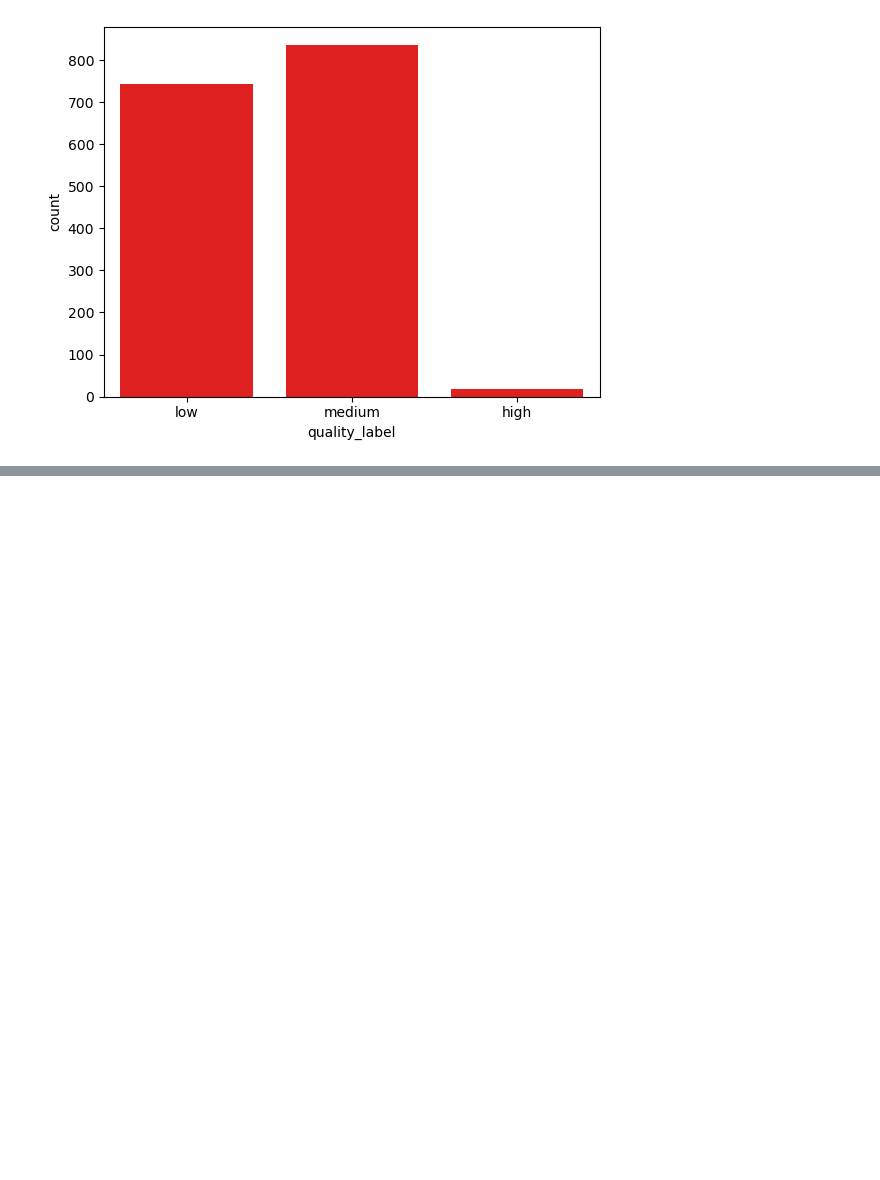
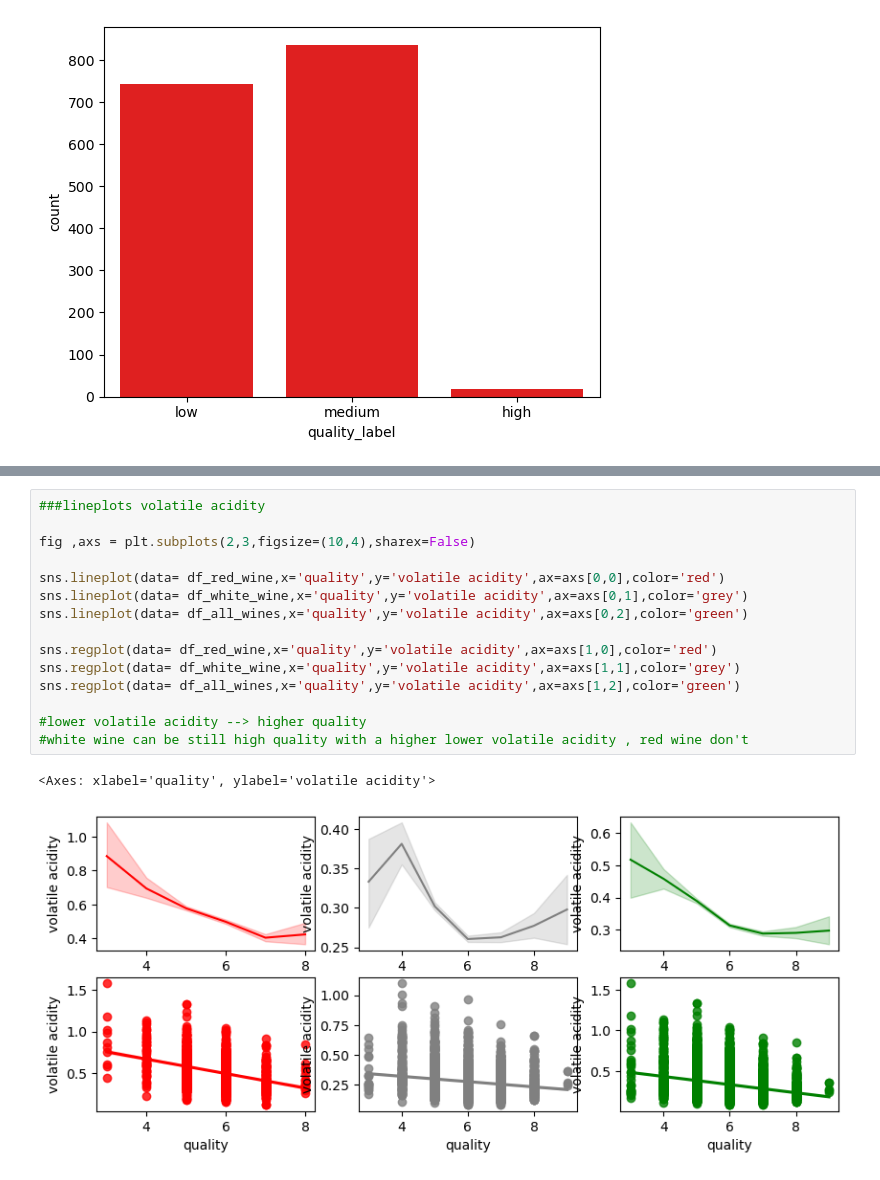
Before and after one commit to DarthCoderLuc/Blue_Berry_Winery, a Jupyter notebook: Blue_Berry_Winery.ipynb, the cells around one changed output, grey strips where cells are left out. Drawn from its saved outputs; the diff is of its cells as text; blank space fills up the shorter version.

```diff
--- a/Blue_Berry_Winery.ipynb
+++ b/Blue_Berry_Winery.ipynb
@@ -254,0 +332,18 @@ sns.lineplot(data= white_whine,x='quality',y='sulphates',ax=axs[1,1],color='red'
+# %%
+###lineplots volatile acidity
+
+fig ,axs = plt.subplots(2,3,figsize=(10,4),sharex=False)
+
+sns.lineplot(data= df_red_wine,x='quality',y='volatile acidity',ax=axs[0,0],color='red')
+sns.lineplot(data= df_white_wine,x='quality',y='volatile acidity',ax=axs[0,1],color='grey')
+sns.lineplot(data= df_all_wines,x='quality',y='volatile acidity',ax=axs[0,2],color='green')
+
+sns.regplot(data= df_red_wine,x='quality',y='volatile acidity',ax=axs[1,0],color='red')
+sns.regplot(data= df_white_wine,x='quality',y='volatile acidity',ax=axs[1,1],color='grey')
+sns.regplot(data= df_all_wines,x='quality',y='volatile acidity',ax=axs[1,2],color='green')
+
+#lower volatile acidity --> higher quality
+#white wine can be still high quality with a higher lower volatile acidity , red wine don't
+# %% [output]
+<Axes: xlabel='quality', ylabel='volatile acidity'>
+[figure, added]
```
Also changed, not shown: parts of 23 cells of this notebook.
